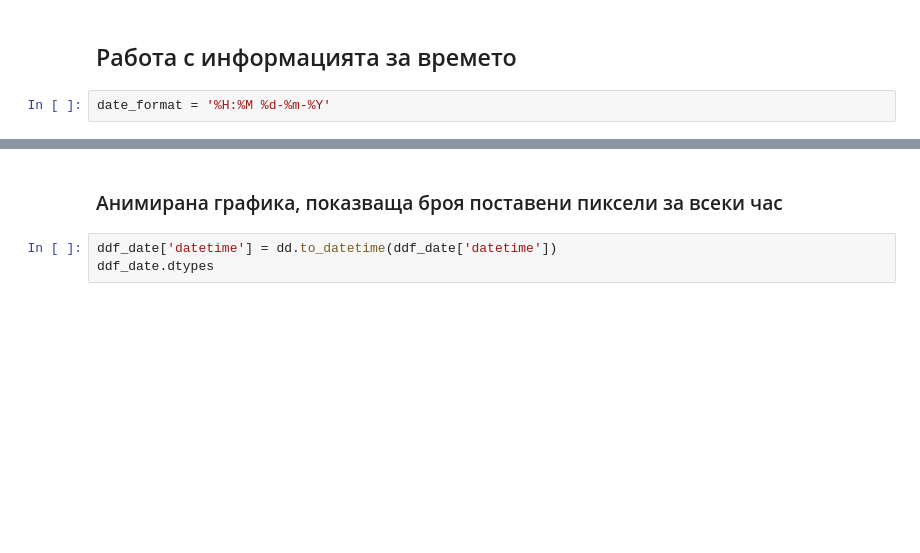
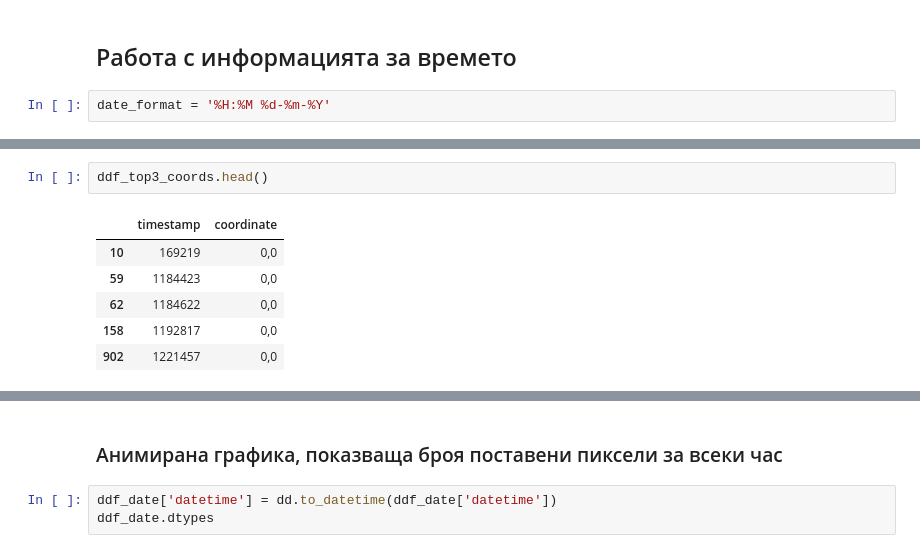
Before and after one commit to Denis-Iv/Analyzing-Social-Experiment, a Jupyter notebook: visualize_data.ipynb, the cells around one changed output, grey strips where cells are left out. Cells and saved outputs as stored; diff of their text form; blank space fills up the shorter version.

```diff
--- a/visualize_data.ipynb
+++ b/visualize_data.ipynb
@@ -316,0 +273,9 @@ date_format = '%H:%M %d-%m-%Y'
+# %%
+ddf_top3_coords.head()
+# %% [output]
+|  | timestamp | coordinate |
+| 10 | 169219 | 0,0 |
+| 59 | 1184423 | 0,0 |
+| 62 | 1184622 | 0,0 |
+| 158 | 1192817 | 0,0 |
+| 902 | 1221457 | 0,0 |
```
Also changed, not shown: parts of 18 cells of this notebook.
